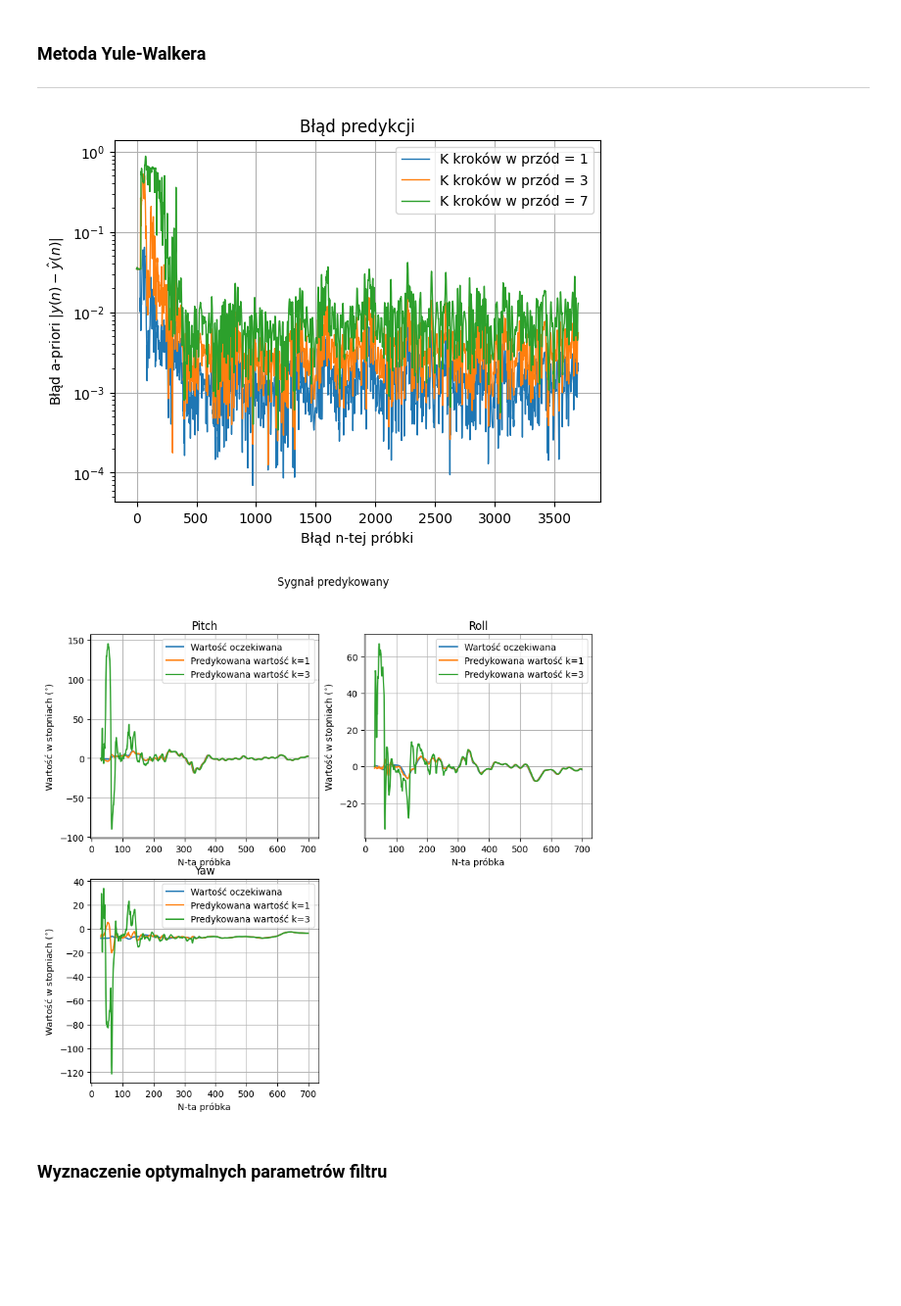
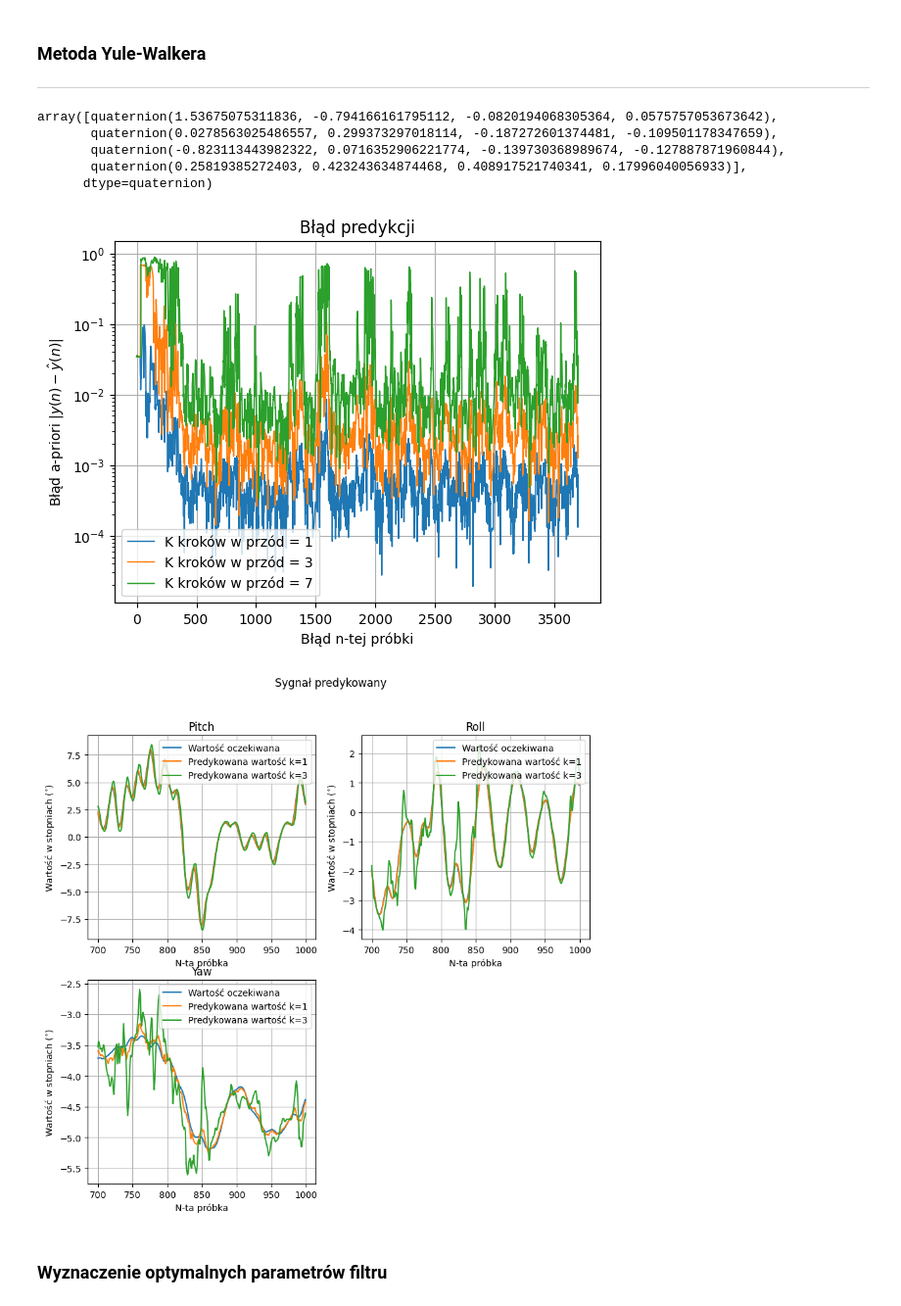
Before and after one commit to BezdzietnyAntoni/QuaternionPredictionAR, a Jupyter notebook: DroneYule.ipynb, the cells around one changed output. Shown at 98% size. Drawn from its saved outputs; the diff is of its cells as text; code cells hidden in the pictures; blank space fills up the shorter version.

```diff
--- a/DroneYule.ipynb
+++ b/DroneYule.ipynb
@@ -40,7 +40,7 @@ qv.display_quat_as_euler([attitude], [range(attitude.shape[0])], ['Wartości obr
 ### Metoda Yule-Walkera
 ---
 # %%
-P_ORDER    = 5
+P_ORDER    = 4
 DOWN_SAMPLING = 5
 K_FORECAST = [1,3,7]
 N_WINDOW = 8           # Minimal value (N_WINDOW > P_ORDER + 1)
@@ -61,27 +61,35 @@ for i in range(START_WINDOW, x.shape[0]+1):
     w = cd.solveLLHEquation(l, tmp_corr_matrix[1:,0])
 
     for k, k_steps in enumerate(K_FORECAST):
-        y[k, i + k_steps - 1] = qu.predictionKSteps(np.copy(x[i-P_ORDER-1 : i][::-1]), np.concatenate(([qt.quaternion(1,0,0,0)],w)), k_steps)
+        y[k, i + k_steps - 1] = qu.predictionKSteps(np.copy(x[i-P_ORDER : i][::-1]), w, k_steps)
+# %%
+w
+# %% [output]
+array([quaternion(1.53675075311836, -0.794166161795112, -0.0820194068305364, 0.0575757053673642),
+       quaternion(0.0278563025486557, 0.299373297018114, -0.187272601374481, -0.109501178347659),
+       quaternion(-0.823113443982322, 0.0716352906221774, -0.139730368989674, -0.127887871960844),
+       quaternion(0.25819385272403, 0.423243634874468, 0.408917521740341, 0.17996040056933)],
+      dtype=quaternion)
 # %%
 qv.displayPredictionError(x,y,K_FORECAST, label_form='K kroków w przód = {}')
 # %% [output]
-[figure, old version]
+[figure, new version]
 # %%
-start_value = START_WINDOW
-end_value = 700
+start_value = 700
+end_value = 1000
 
 qv.display_quat_as_euler([x[start_value:end_value],
                           y[0, start_value:end_value],
                           y[1, start_value:end_value],],
                          [range(start_value,end_value),
                           range(start_value,end_value),
                           range(start_value,end_value),],
                          ['Wartość oczekiwana',
                           'Predykowana wartość k=1',
                           'Predykowana wartość k=3',
                           ], title='Sygnał predykowany')
 # %% [output]
-[figure, old version]
+[figure, new version]
 # %% [markdown]
 ### Wyznaczenie optymalnych parametrów filtru
 # %%
```
Also changed, not shown: parts of 4 cells of this notebook, 3 other files.
